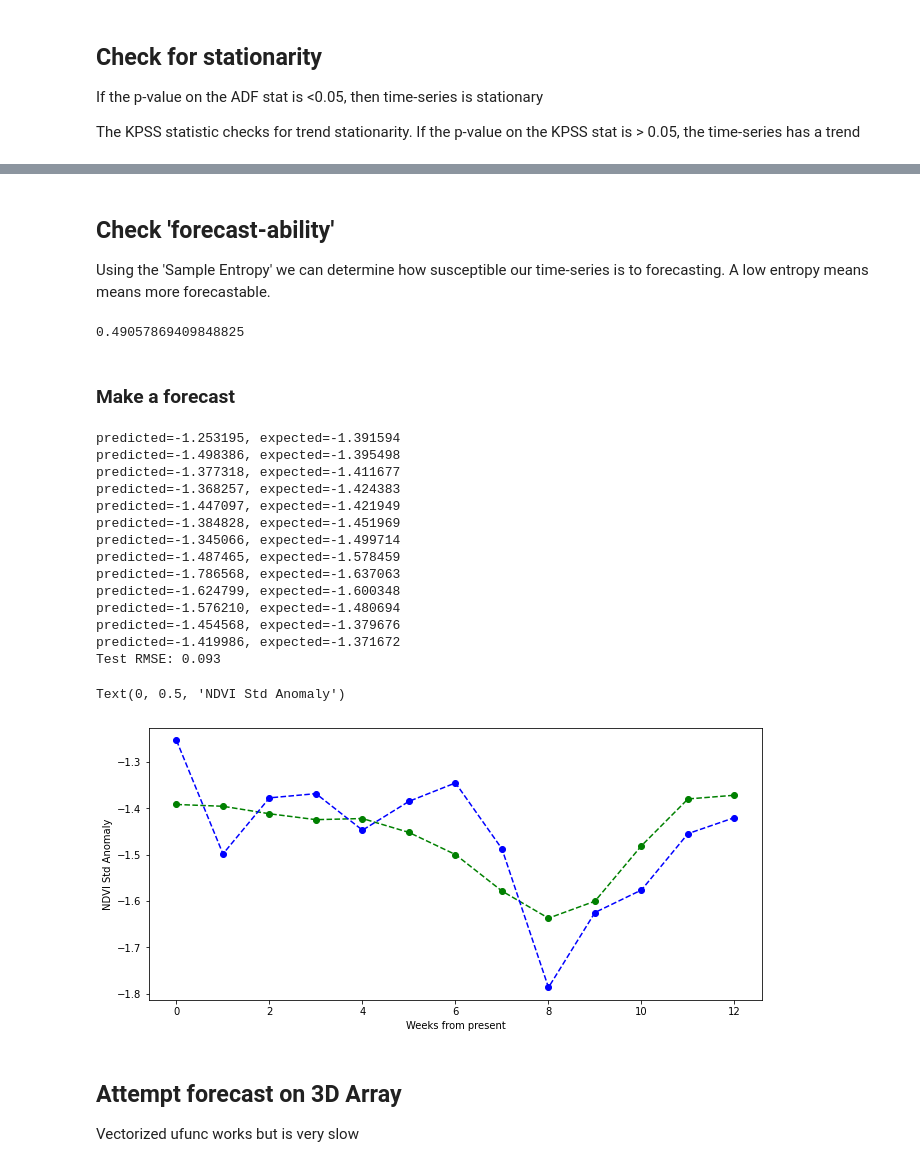
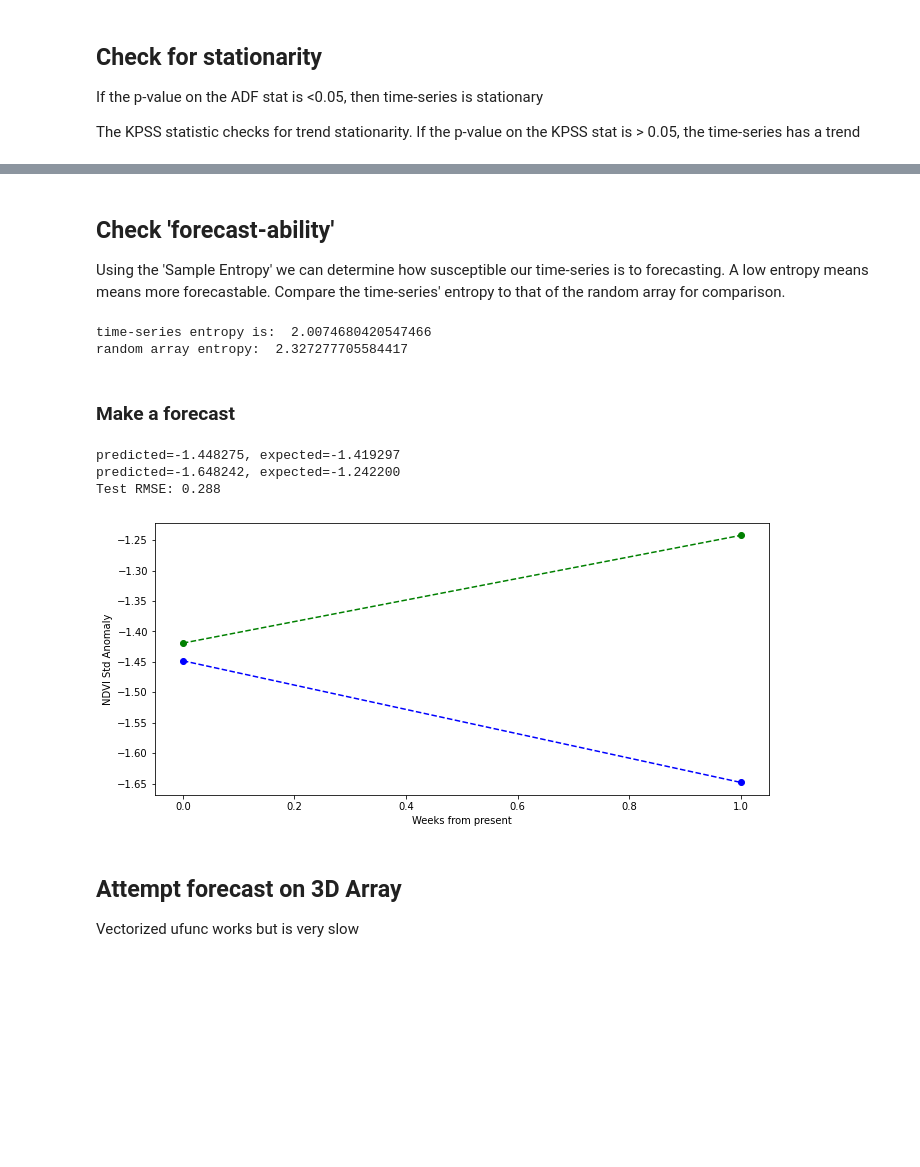
Before and after one commit to cbur24/vegetation_forecasts, a Jupyter notebook: testing.ipynb, the cells around one changed output, grey strips where cells are left out. Cells and saved outputs as stored; diff of their text form; code cells hidden in the pictures; blank space fills up the shorter version.

Commit message:
switch to monthly

```diff
--- a/testing.ipynb
+++ b/testing.ipynb
@@ -63,15 +61,15 @@ Alternative approach: take a 12-month rolling average, then detrend the data. Si
 # %%
 ndvi = (ds.nbart_nir - ds.nbart_red) / (ds.nbart_nir + ds.nbart_red)
 # %%
-ndvi = ndvi.interpolate_na(dim='time', method='linear',).resample(time="1W").interpolate("linear")
-ndvi = ndvi.rolling(time=3, min_periods=1).mean().dropna("time")
+ndvi = ndvi.interpolate_na(dim='time', method='linear',).resample(time="1M").interpolate("linear")
+# ndvi = ndvi.rolling(time=3, min_periods=1).mean().dropna("time")
 # %%
-climatology_mean = ndvi.groupby("time.week").mean("time")
-climatology_std = ndvi.groupby("time.week").std("time")
+climatology_mean = ndvi.groupby("time.month").mean("time")
+climatology_std = ndvi.groupby("time.month").std("time")
 # %%
 stand_anomalies = xr.apply_ufunc(
     lambda x, m, s: (x - m) / s,
-    ndvi.groupby("time.week"),
+    ndvi.groupby("time.month"),
     climatology_mean,
     climatology_std,
     output_dtypes=[ndvi.dtype],
@@ -89,7 +87,7 @@ stand_anomalies.mean(['x','y']).plot(figsize=(11,5));
 Initially testing on the 1D example, once we understand we can explore the 3D example
 # %%
 zonal_mean = stand_anomalies.mean(['x','y'])
-df = zonal_mean.drop('spatial_ref').drop('week').to_dataframe(name='stand_anomalies').dropna()
+df = zonal_mean.drop('spatial_ref').drop('month').to_dataframe(name='stand_anomalies').dropna()
 # %% [markdown]
 #### Check for Autocorrelation (ie correlation between adjacent timesteps)
 # %%
@@ -136,7 +134,7 @@ p-value: 0.100000
 # %% [markdown]
 ## Check 'forecast-ability'
 
-Using the 'Sample Entropy' we can determine how susceptible our time-series is to forecasting.  A low entropy means means more forecastable.
+Using the 'Sample Entropy' we can determine how susceptible our time-series is to forecasting.  A low entropy means means more forecastable.  Compare the time-series' entropy to that of the random array for comparison.
 # %%
 def SampEn(U, m, r):
     """Compute Sample entropy"""
@@ -153,7 +154,10 @@ def SampEn(U, m, r):
 # %%
-print(SampEn(df.values, m=2, r=0.2*np.std(df.values)))
+print("time-series entropy is: " , SampEn(df.values, m=2, r=0.2*np.std(df.values)))
+
+print('random array entropy: ', SampEn(random_arr, m=2, r=0.2*np.std(random_arr)))
 # %% [output]
-0.49057869409848825
+time-series entropy is:  2.0074680420547466
+random array entropy:  2.327277705584417
 # %% [markdown]
 ### Make a forecast
 # %%
@@ -162,59 +166,46 @@ from statsmodels.tsa.ar_model import AutoReg
 from sklearn.metrics import mean_squared_error
 from math import sqrt
 
-
 # split dataset
 X = df.values
-train, test = X[1:len(X)-13], X[len(X)-13:]
+train, test = X[1:len(X)-2], X[len(X)-2:]
 
 # train autoregression
-window = 100
-model = AutoReg(train, lags=100)
+window = 25
+model = AutoReg(train, lags=25)
 model_fit = model.fit()
 coef = model_fit.params
 
 # walk forward over time steps in test
 history = train[len(train)-window:]
 history = [history[i] for i in range(len(history))]
 
 predictions = list()
 for t in range(len(test)):
 	length = len(history)
 	lag = [history[i] for i in range(length-window,length)]
 	yhat = coef[0]
 	for d in range(window):
 		yhat += coef[d+1] * lag[window-d-1]
 	obs = test[t]
 	predictions.append(yhat)
 	history.append(obs)
 	print('predicted=%f, expected=%f' % (yhat, obs))
 
 rmse = sqrt(mean_squared_error(test, predictions))
 print('Test RMSE: %.3f' % rmse)
 
 # plot
 fig=plt.figure(figsize=(11,5))
 plt.plot(test, color='green', linestyle='dashed', marker='o')
 plt.plot(predictions, color='blue', linestyle='dashed', marker='o')
 plt.xlabel('Weeks from present')
-plt.ylabel('NDVI Std Anomaly')
+plt.ylabel('NDVI Std Anomaly');
 # %% [output]
-predicted=-1.253195, expected=-1.391594
-predicted=-1.498386, expected=-1.395498
-predicted=-1.377318, expected=-1.411677
-predicted=-1.368257, expected=-1.424383
-predicted=-1.447097, expected=-1.421949
-predicted=-1.384828, expected=-1.451969
-predicted=-1.345066, expected=-1.499714
-predicted=-1.487465, expected=-1.578459
-predicted=-1.786568, expected=-1.637063
-predicted=-1.624799, expected=-1.600348
-predicted=-1.576210, expected=-1.480694
-predicted=-1.454568, expected=-1.379676
-predicted=-1.419986, expected=-1.371672
-Test RMSE: 0.093
+predicted=-1.448275, expected=-1.419297
+predicted=-1.648242, expected=-1.242200
+Test RMSE: 0.288
-Text(0, 0.5, 'NDVI Std Anomaly')
-[figure, old version]
+[figure, new version]
 # %% [markdown]
 ## Attempt forecast on 3D Array
 
```
Also changed, not shown: parts of 15 cells of this notebook.
